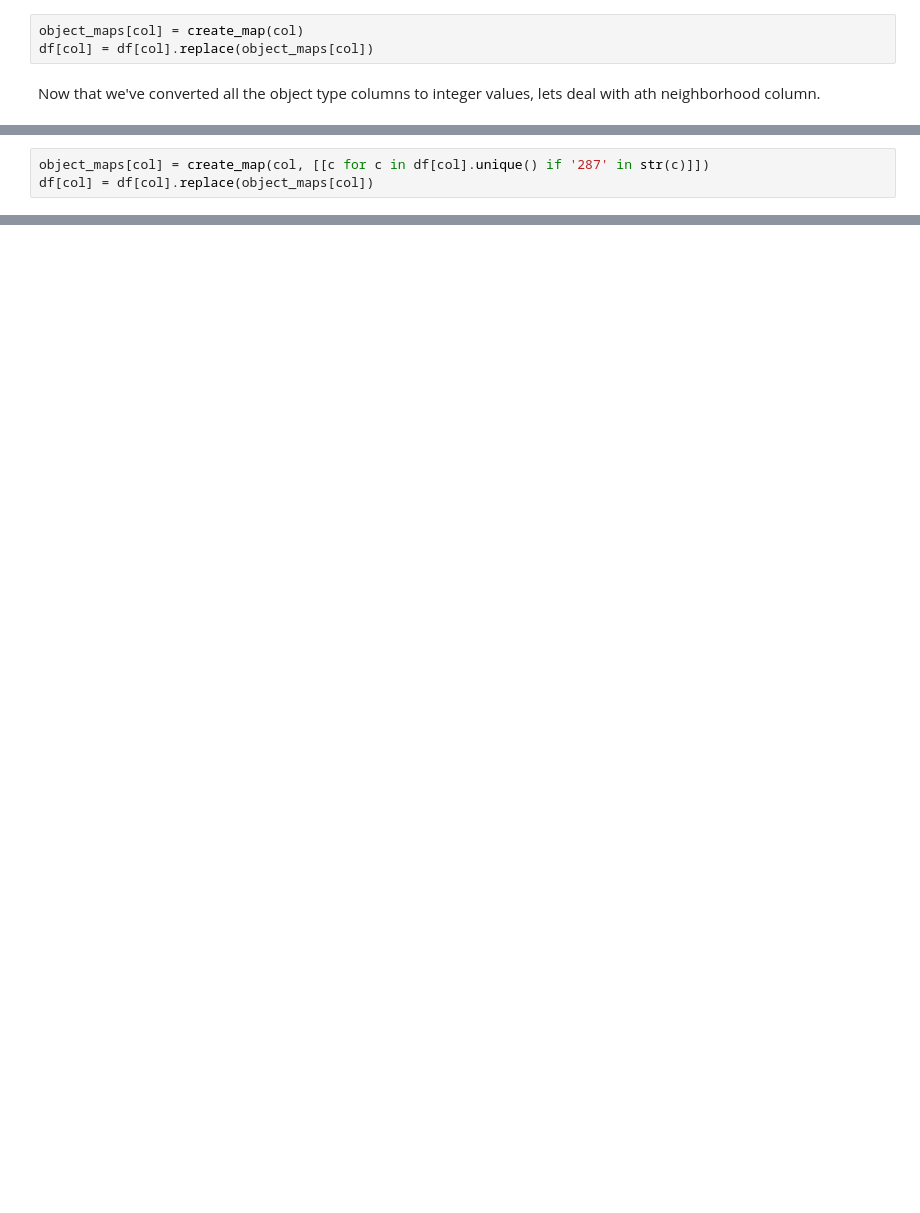
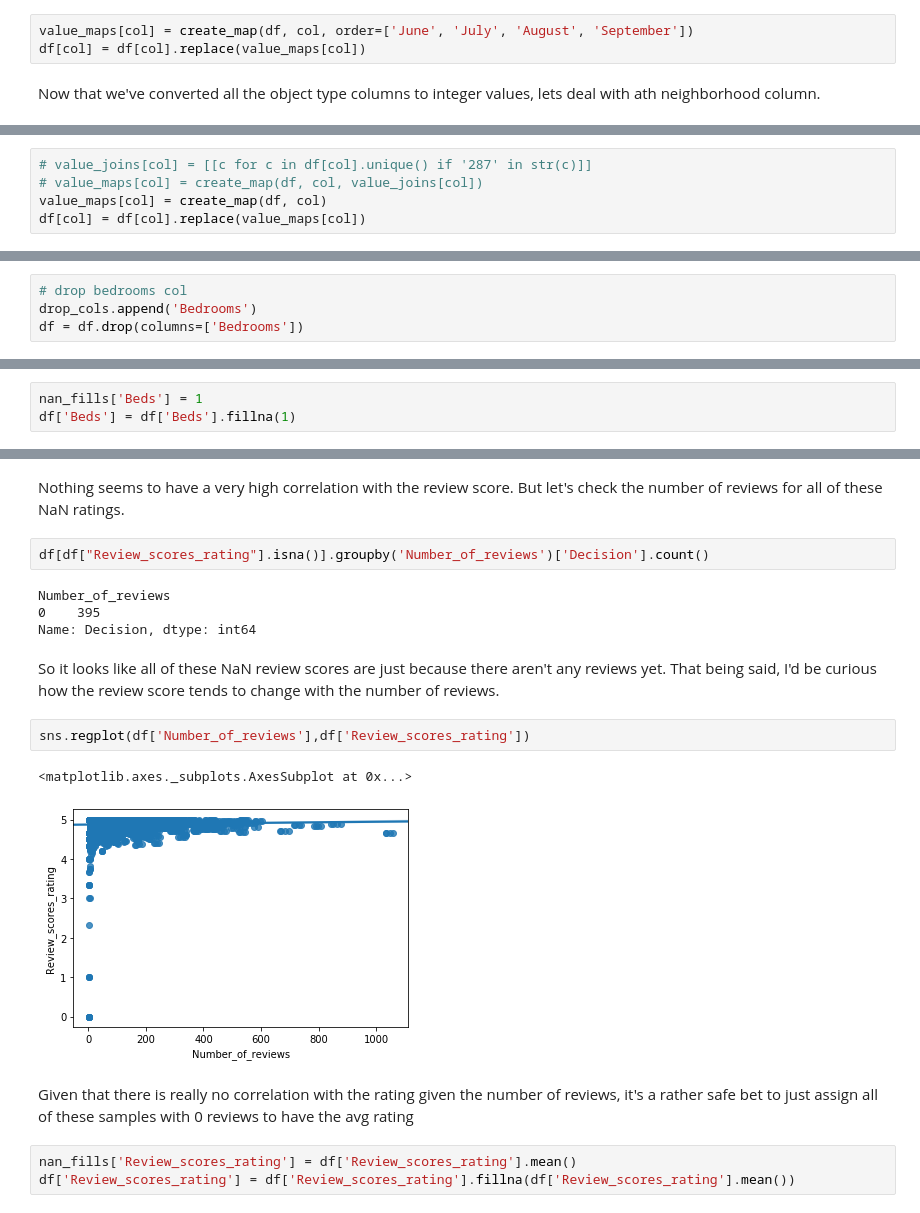
Before and after one commit to qlanners/cs671_kaggle, a Jupyter notebook: kaggle_airbnb.ipynb, the cells around one changed output, grey strips where cells are left out. Cells and saved outputs as stored; diff of their text form; blank space fills up the shorter version.

```diff
--- a/kaggle_airbnb.ipynb
+++ b/kaggle_airbnb.ipynb
@@ -415,8 +502,8 @@ Name: Month, dtype: int64
 
 # NaNs: 0
 # %%
-object_maps[col] = create_map(col)
-df[col] = df[col].replace(object_maps[col])
+value_maps[col] = create_map(df, col, order=['June', 'July', 'August', 'September'])
+df[col] = df[col].replace(value_maps[col])
 # %% [markdown]
 Now that we've converted all the object type columns to integer values, lets deal with ath neighborhood column.
 # %%
@@ -443,3 +532,5 @@ Looking at the image above (retrieved from https://zipmap.net/North_Carolina/Bun
 # %%
-object_maps[col] = create_map(col, [[c for c in df[col].unique() if '287' in str(c)]])
-df[col] = df[col].replace(object_maps[col])
+# value_joins[col] = [[c for c in df[col].unique() if '287' in str(c)]]
+# value_maps[col] = create_map(df, col, value_joins[col])
+value_maps[col] = create_map(df, col)
+df[col] = df[col].replace(value_maps[col])
@@ -445,0 +607,4 @@ df[col] = df[col].replace(object_maps[col])
+# %%
+# drop bedrooms col
+drop_cols.append('Bedrooms')
+df = df.drop(columns=['Bedrooms'])
@@ -445,0 +635,3 @@ df[col] = df[col].replace(object_maps[col])
+# %%
+nan_fills['Beds'] = 1
+df['Beds'] = df['Beds'].fillna(1)
@@ -445,0 +667,20 @@ df[col] = df[col].replace(object_maps[col])
+# %% [markdown]
+Nothing seems to have a very high correlation with the review score. But let's check the number of reviews for all of these NaN ratings.
+# %%
+df[df["Review_scores_rating"].isna()].groupby('Number_of_reviews')['Decision'].count()
+# %% [output]
+Number_of_reviews
+0    395
+Name: Decision, dtype: int64
+# %% [markdown]
+So it looks like all of these NaN review scores are just because there aren't any reviews yet. That being said, I'd be curious how the review score tends to change with the number of reviews.
+# %%
+sns.regplot(df['Number_of_reviews'],df['Review_scores_rating'])
+# %% [output]
+<matplotlib.axes._subplots.AxesSubplot at 0x...>
+[figure, added]
+# %% [markdown]
+Given that there is really no correlation with the rating given the number of reviews, it's a rather safe bet to just assign all of these samples with 0 reviews to have the avg rating
+# %%
+nan_fills['Review_scores_rating'] = df['Review_scores_rating'].mean()
+df['Review_scores_rating'] = df['Review_scores_rating'].fillna(df['Review_scores_rating'].mean())
```
Also changed, not shown: parts of 82 cells of this notebook, 43 other files.
